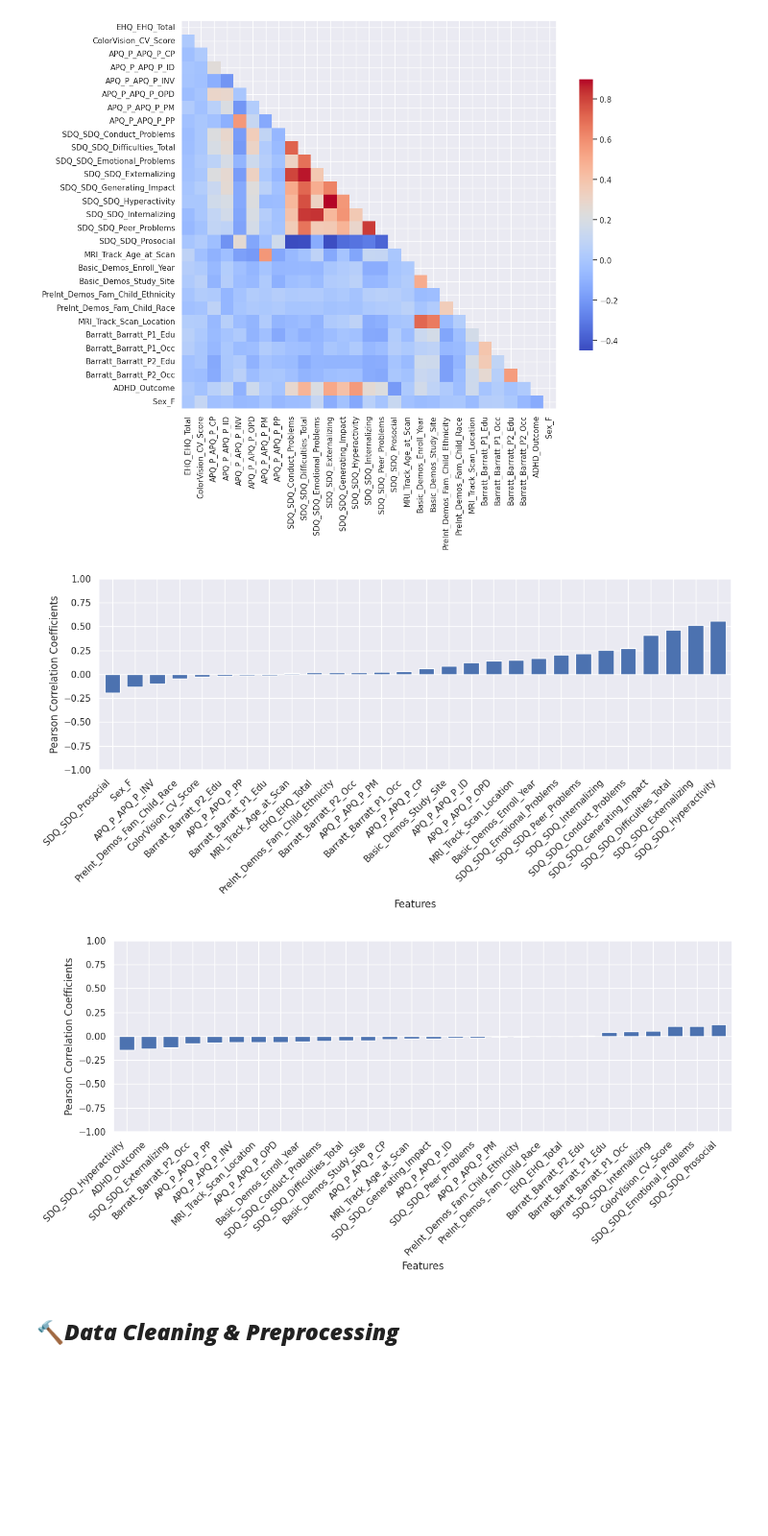
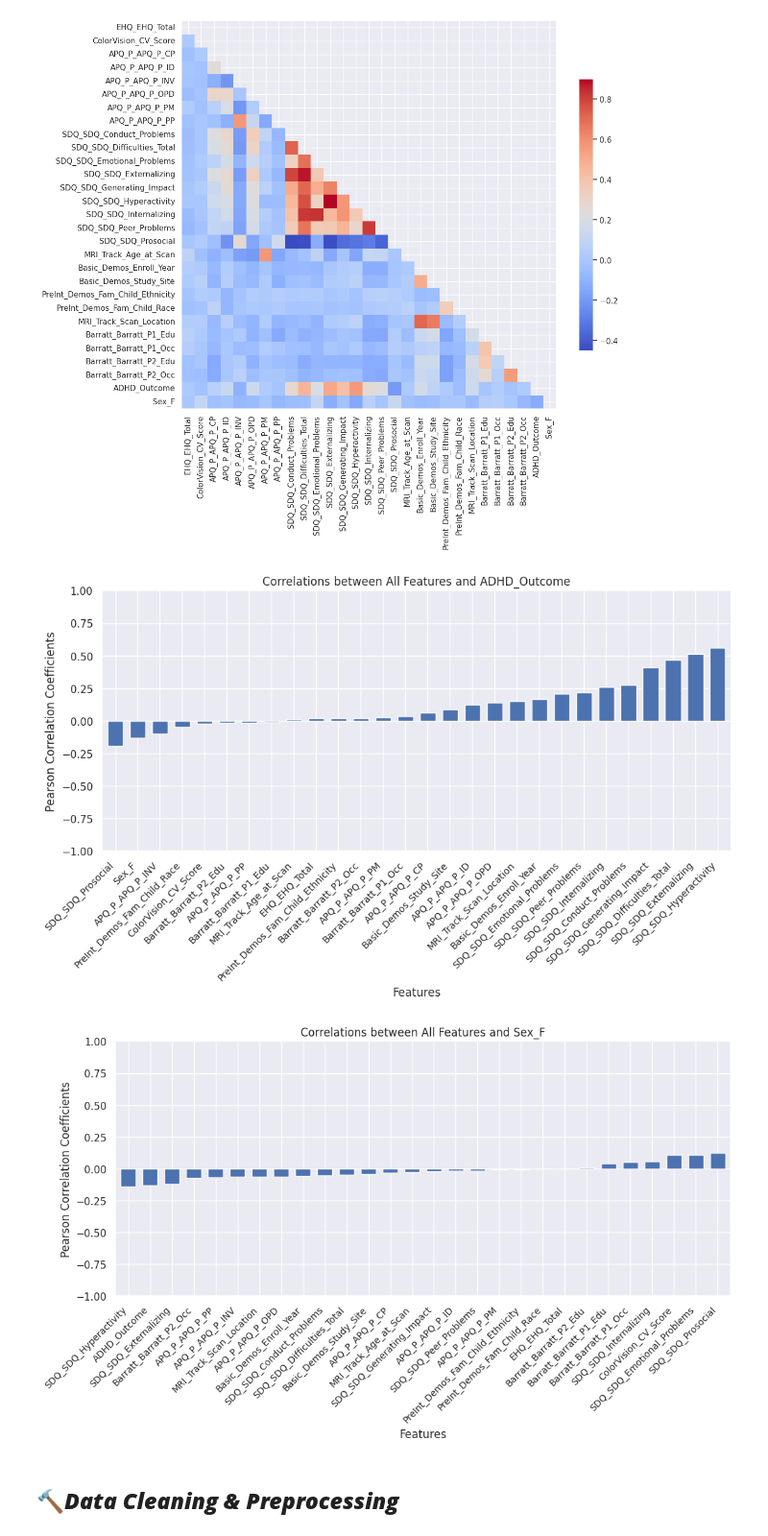
Before and after one commit to yigaai/Psycho_Neuro_ML_Project, a Jupyter notebook: understand-adhd.ipynb, the cells around one changed output. Shown at 96% size. Drawn from its saved outputs; the diff is of its cells as text; code cells hidden in the pictures; blank space fills up the shorter version.

Commit message:
Kaggle Notebook | Understand_ADHD | Understand__ADHD

```diff
--- a/understand-adhd.ipynb
+++ b/understand-adhd.ipynb
@@ -201,24 +201,26 @@ sns.heatmap(corr_matrix,
 <Axes: >
 [figure]
 # %%
-target_vars = ['ADHD_Outcome', 'Sex_F']
+target_cols = ['ADHD_Outcome', 'Sex_F']
 
-for i, var in enumerate(target_vars):
-    correlations = corr_matrix[var].drop([var]).sort_values()
-    fig = plt.figure(figsize=(12, 6))
+for col in target_cols:
+    correlations = corr_matrix[col].drop([col]).sort_values()
+    fig = plt.figure(figsize=(12,5))
     ax = correlations.plot(kind='bar', width=0.7)
 
-    ax.set(ylim = [-1, 1])
-    ax.set(ylabel='Pearson Correlation Coefficients')
+    ax.set(ylim=[-1, 1])
+    ax.set(ylabel='Pearson Correlation Coefficients',
+           xlabel= 'Features')
 
-    ax.set(xlabel= 'Features')
-    ax.set_xticklabels(correlations.index, rotation=45, ha='right')
+    ax.set_xticklabels(correlations.index,
+                       rotation=45,
+                       ha='right',
+                       fontsize=10)
 
-    plt.tight_layout()
-    plt.show()
+    ax.set_title(f'Correlations between All Features and {col}')
 # %% [output]
-[figure, old version]
+[figure, new version]
-[figure, old version]
+[figure, new version]
 # %% [markdown]
 ##  🔨***Data Cleaning & Preprocessing***
 # %% [markdown]
```
Also changed, not shown: parts of 7 cells of this notebook.
